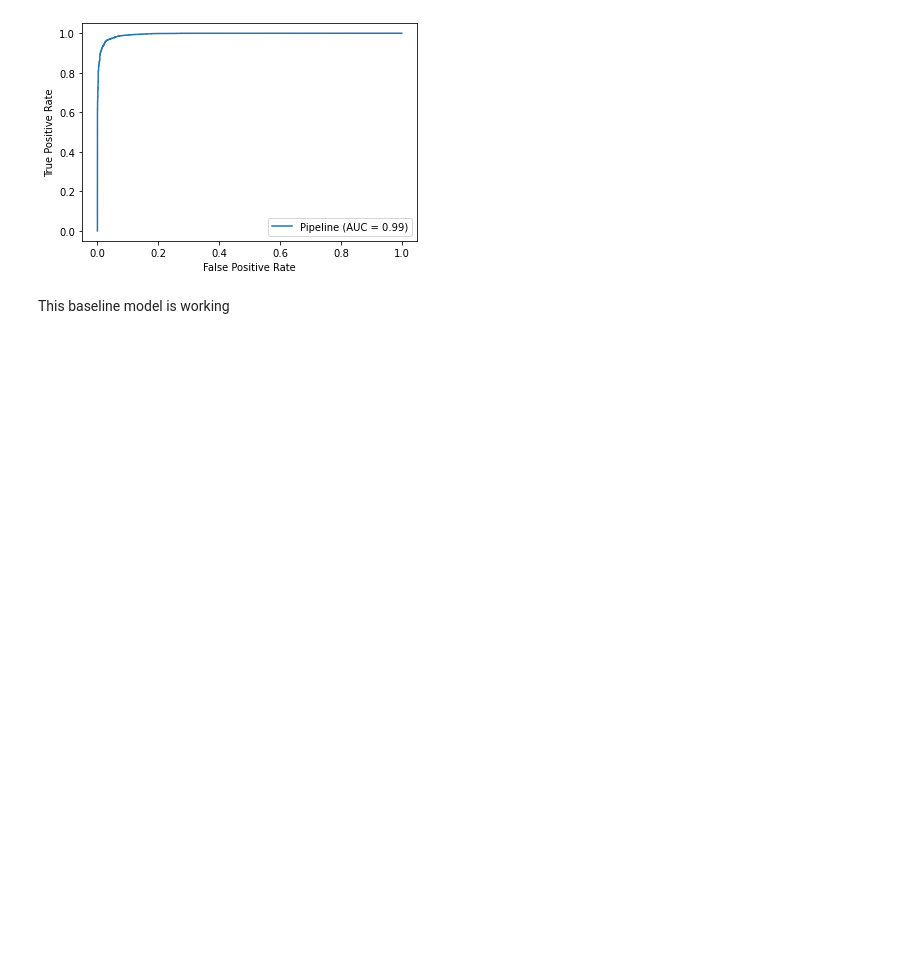
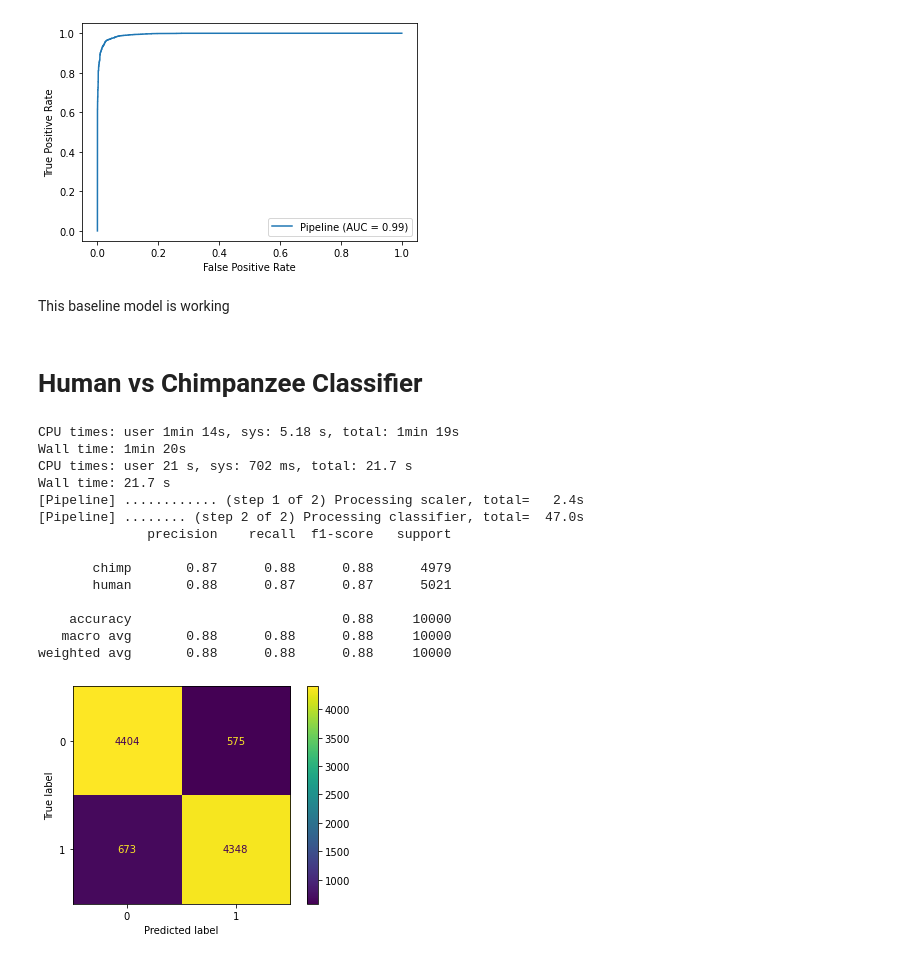
Before and after one commit to harryminds/DNA-Sequence-Classification, a Jupyter notebook: DNA Sequence Classification.ipynb, the cells around one changed output. Drawn from its saved outputs; the diff is of its cells as text; code cells hidden in the pictures; blank space fills up the shorter version.

```diff
--- a/DNA Sequence Classification.ipynb
+++ b/DNA Sequence Classification.ipynb
@@ -299,3 +430,47 @@ plot_roc_curve(baseline_model, X_test_trans, y_test)
 [figure]
 # %% [markdown]
 This baseline model is working
+# %% [markdown]
+# Human vs Chimpanzee Classifier
+# %%
+baseline_df = pd.concat([human_df, chimp_df], axis=0).reset_index(drop=True)
+
+labeler = LabelEncoder()
+
+X = baseline_df.drop(columns='target')
+y = labeler.fit_transform(baseline_df['target'])
+
+X_train, X_test, y_train, y_test = train_test_split(X, y, random_state=42)
+
+kmer_transformer = KMerTransformer(k=6)
+%time X_train_trans = kmer_transformer.fit_transform(X_train)
+%time X_test_trans = kmer_transformer.transform(X_test)
+
+baseline_model = Pipeline(steps=[
+    ('scaler', StandardScaler()),
+    ('classifier', ExtraTreesClassifier(random_state=42))
+], verbose=True)
+baseline_model
+
+baseline_model.fit(X_train_trans, y_train)
+y_preds = baseline_model.predict(X_test_trans)
+
+print(classification_report(labeler.inverse_transform(y_test), labeler.inverse_transform(y_preds)))
+plot_confusion_matrix(baseline_model, X_test_trans, y_test)
+plt.show()
+# %% [output]
+CPU times: user 1min 14s, sys: 5.18 s, total: 1min 19s
+Wall time: 1min 20s
+CPU times: user 21 s, sys: 702 ms, total: 21.7 s
+Wall time: 21.7 s
+[Pipeline] ............ (step 1 of 2) Processing scaler, total=   2.4s
+[Pipeline] ........ (step 2 of 2) Processing classifier, total=  47.0s
+              precision    recall  f1-score   support
+
+       chimp       0.87      0.88      0.88      4979
+       human       0.88      0.87      0.87      5021
+
+    accuracy                           0.88     10000
+   macro avg       0.88      0.88      0.88     10000
+weighted avg       0.88      0.88      0.88     10000
+[figure, added]
```
Also changed, not shown: parts of 20 cells of this notebook.
